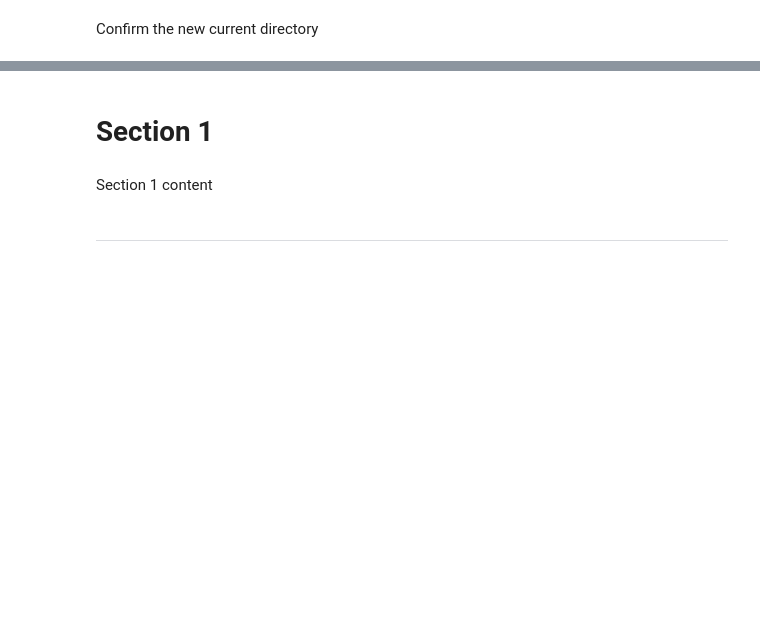
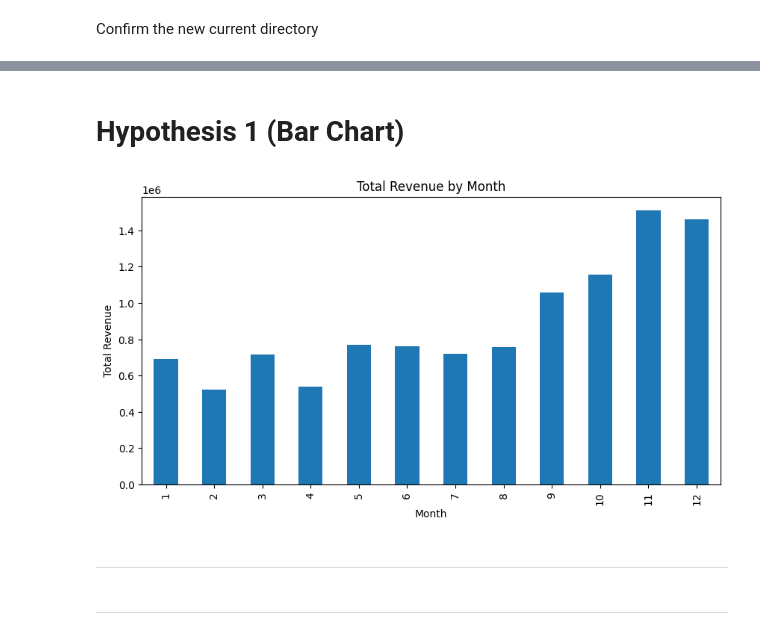
Before and after one commit to Faith-Faz/Capstone-2, a Jupyter notebook: jupyter_notebooks/DataVisuals.ipynb, the cells around one changed output, grey strips where cells are left out. Saved outputs shown, nothing was run; the diff lists cells and outputs as text; code cells hidden in the pictures; blank space fills up the shorter version.

Commit message:
EDA (Completed data visuals)

```diff
--- a/jupyter_notebooks/DataVisuals.ipynb
+++ b/jupyter_notebooks/DataVisuals.ipynb
@@ -35,0 +45,3 @@ current_dir
+# %%
+df = pd.read_csv("C:\\Capstone-2\\Dataset\\cleandata\\online_retail_cleaned.csv")
+df
@@ -36,4 +62,2 @@ current_dir
 # %% [markdown]
-# Section 1
+# Hypothesis 1 (Bar Chart)
-# %% [markdown]
-Section 1 content
@@ -40,3 +68,27 @@ Section 1 content
+# %%
+# Convert date column
+df["InvoiceDate"] = pd.to_datetime(df["InvoiceDate"])
+
+# Create Revenue column
+df["Revenue"] = df["Quantity"] * df["UnitPrice"]
+
+# Extract Month Number
+df["Month"] = df["InvoiceDate"].dt.month
+# %%
+monthly_sales = df.groupby("Month")["Revenue"].sum()
+# %%
+plt.figure(figsize=(10,5))
+monthly_sales.plot(kind="bar")
+
+plt.title("Total Revenue by Month")
+plt.xlabel("Month")
+plt.ylabel("Total Revenue")
+
+plt.show()
+# %% [output]
+[figure, added]
+# %% [markdown]
+---
 # %% [markdown]
 ---
 # %% [markdown]
```
Also changed, not shown: parts of 9 cells of this notebook.
